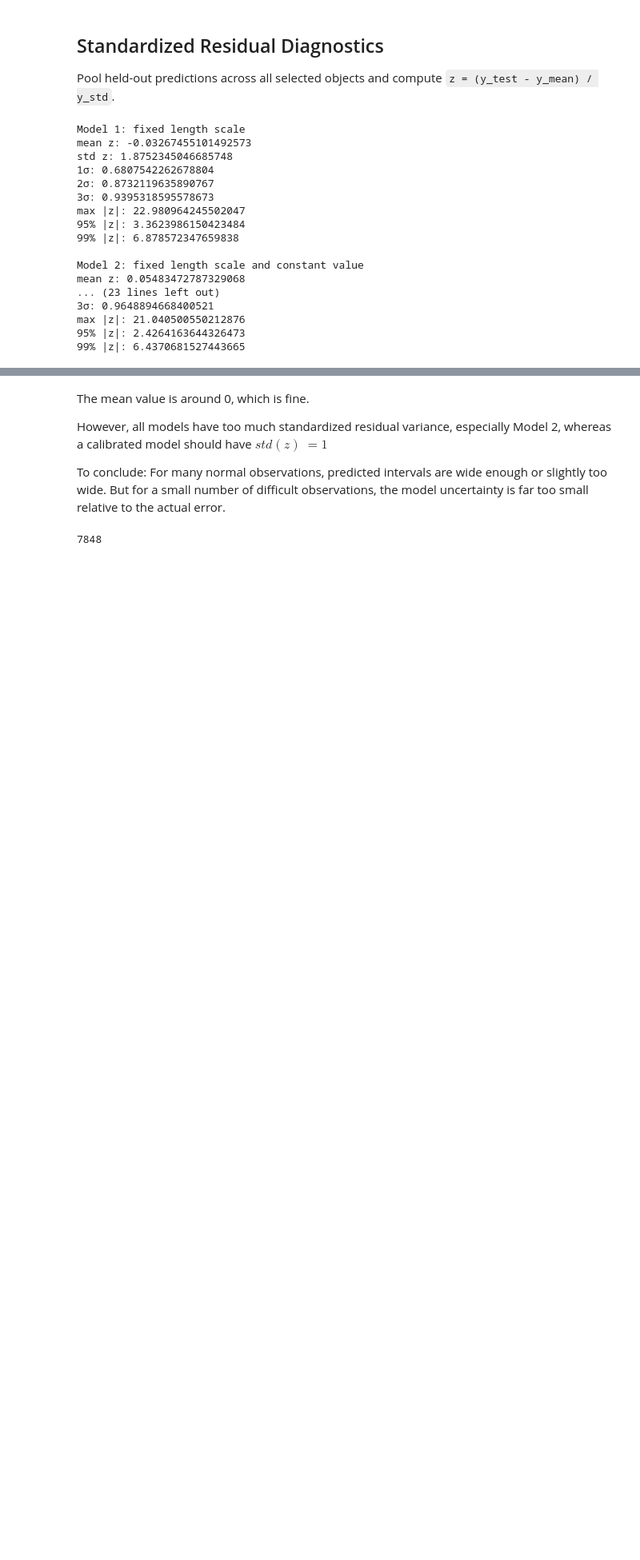
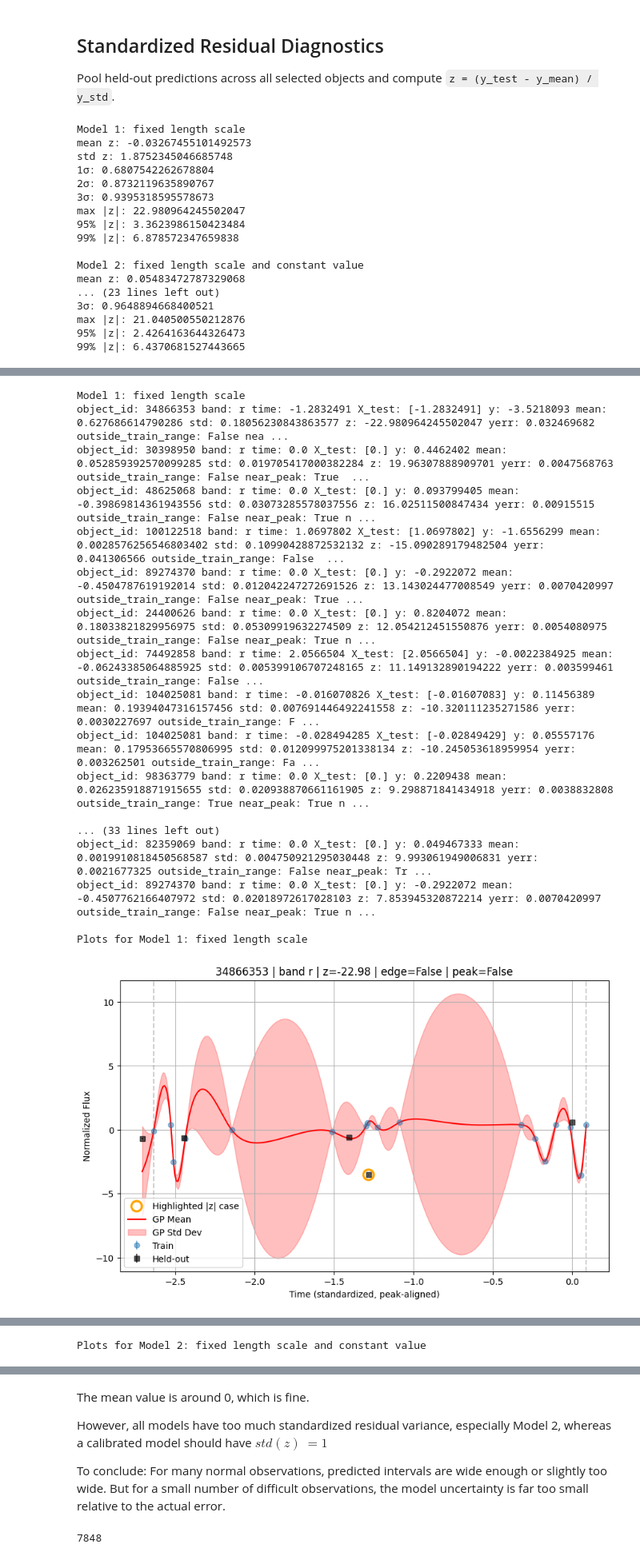
Before and after one commit to xinyi-BPC/multiband-gp, a Jupyter notebook: main.ipynb, the cells around one changed output, grey strips where cells are left out. Shown at 80% size. Saved outputs shown, nothing was run; the diff lists cells and outputs as text; code cells hidden in the pictures; blank space fills up the shorter version.

```diff
--- a/main.ipynb
+++ b/main.ipynb
@@ -415,41 +417,57 @@ for object_idx, example in enumerate(selected_examples):
         metrics1 = evaluate_heldout_metrics(
             gp1,
             heldout_data,
+            train_data=train_data,
             coverage_sigmas=(1.0, 2.0, 3.0),
         )
 
         metrics2 = evaluate_heldout_metrics(
             gp2,
             heldout_data,
+            train_data=train_data,
             coverage_sigmas=(1.0, 2.0, 3.0),
         )
 
         metrics3 = evaluate_heldout_metrics(
             gp3,
             heldout_data,
+            train_data=train_data,
             coverage_sigmas=(1.0, 2.0, 3.0),
         )
 
         metrics4 = evaluate_heldout_metrics(
             gp4,
             heldout_data,
+            train_data=train_data,
             coverage_sigmas=(1.0, 2.0, 3.0),
         )
 
         metrics1["obj_id"] = data["obj_id"]
         metrics1["obj_type"] = data["obj_type"]
+        metrics1["gp"] = gp1
+        metrics1["train_data"] = train_data
+        metrics1["heldout_data"] = heldout_data
         object_results1.append(metrics1)
 
         metrics2["obj_id"] = data["obj_id"]
         metrics2["obj_type"] = data["obj_type"]
+        metrics2["gp"] = gp2
+        metrics2["train_data"] = train_data
+        metrics2["heldout_data"] = heldout_data
         object_results2.append(metrics2)
 
         metrics3["obj_id"] = data["obj_id"]
         metrics3["obj_type"] = data["obj_type"]
+        metrics3["gp"] = gp3
+        metrics3["train_data"] = train_data
+        metrics3["heldout_data"] = heldout_data
         object_results3.append(metrics3)
 
         metrics4["obj_id"] = data["obj_id"]
         metrics4["obj_type"] = data["obj_type"]
+        metrics4["gp"] = gp4
+        metrics4["train_data"] = train_data
+        metrics4["heldout_data"] = heldout_data
         object_results4.append(metrics4)
 
     except Exception as err:
@@ -569,0 +592,35 @@ max |z|: 21.040500550212876
+# %%
+top_cases_by_model = {}
+
+for model_name, results in model_results.items():
+    print(f"\n{model_name}")
+    cases = print_largest_standardized_residual_cases(results, top_n=10)
+    top_cases_by_model[model_name] = cases
+
+# Plot a manageable number first; increase max_plots if you want all 10 per model.
+for model_name, results in model_results.items():
+    print(f"\nPlots for {model_name}")
+    plot_largest_standardized_residual_cases(
+        results,
+        top_cases_by_model[model_name],
+        max_plots=5,
+    )
+# %% [output]
+Model 1: fixed length scale
+object_id: 34866353 band: r time: -1.2832491 X_test: [-1.2832491] y: -3.5218093 mean: 0.627686614790286 std: 0.18056230843863577 z: -22.980964245502047 yerr: 0.032469682 outside_train_range: False nea ...
+object_id: 30398950 band: r time: 0.0 X_test: [0.] y: 0.4462402 mean: 0.052859392570099285 std: 0.019705417000382284 z: 19.96307888909701 yerr: 0.0047568763 outside_train_range: False near_peak: True  ...
+object_id: 48625068 band: r time: 0.0 X_test: [0.] y: 0.093799405 mean: -0.39869814361943556 std: 0.03073285578037556 z: 16.02511500847434 yerr: 0.00915515 outside_train_range: False near_peak: True n ...
+object_id: 100122518 band: r time: 1.0697802 X_test: [1.0697802] y: -1.6556299 mean: 0.0028576256546803402 std: 0.10990428872532132 z: -15.090289179482504 yerr: 0.041306566 outside_train_range: False  ...
+object_id: 89274370 band: r time: 0.0 X_test: [0.] y: -0.2922072 mean: -0.4504787619192014 std: 0.012042247272691526 z: 13.143024477008549 yerr: 0.0070420997 outside_train_range: False near_peak: True ...
+object_id: 24400626 band: r time: 0.0 X_test: [0.] y: 0.8204072 mean: 0.18033821829956975 std: 0.05309919632274509 z: 12.054212451550876 yerr: 0.0054080975 outside_train_range: False near_peak: True n ...
+object_id: 74492858 band: r time: 2.0566504 X_test: [2.0566504] y: -0.0022384925 mean: -0.06243385064885925 std: 0.005399106707248165 z: 11.149132890194222 yerr: 0.003599461 outside_train_range: False ...
+object_id: 104025081 band: r time: -0.016070826 X_test: [-0.01607083] y: 0.11456389 mean: 0.19394047316157456 std: 0.007691446492241558 z: -10.320111235271586 yerr: 0.0030227697 outside_train_range: F ...
+object_id: 104025081 band: r time: -0.028494285 X_test: [-0.02849429] y: 0.05557176 mean: 0.17953665570806995 std: 0.012099975201338134 z: -10.245053618959954 yerr: 0.003262501 outside_train_range: Fa ...
+object_id: 98363779 band: r time: 0.0 X_test: [0.] y: 0.2209438 mean: 0.026235918871915655 std: 0.020938870661161905 z: 9.298871841434918 yerr: 0.0038832808 outside_train_range: True near_peak: True n ...
+
+... (33 lines left out)
+object_id: 82359069 band: r time: 0.0 X_test: [0.] y: 0.049467333 mean: 0.0019910818450568587 std: 0.004750921295030448 z: 9.993061949006831 yerr: 0.0021677325 outside_train_range: False near_peak: Tr ...
+object_id: 89274370 band: r time: 0.0 X_test: [0.] y: -0.2922072 mean: -0.4507762166407972 std: 0.02018972617028103 z: 7.853945320872214 yerr: 0.0070420997 outside_train_range: False near_peak: True n ...
+
+Plots for Model 1: fixed length scale
+[figure, added]
@@ -569,0 +631 @@ max |z|: 21.040500550212876
+Plots for Model 2: fixed length scale and constant value
```
Also changed, not shown: parts of 3 cells of this notebook, 4 other files.
